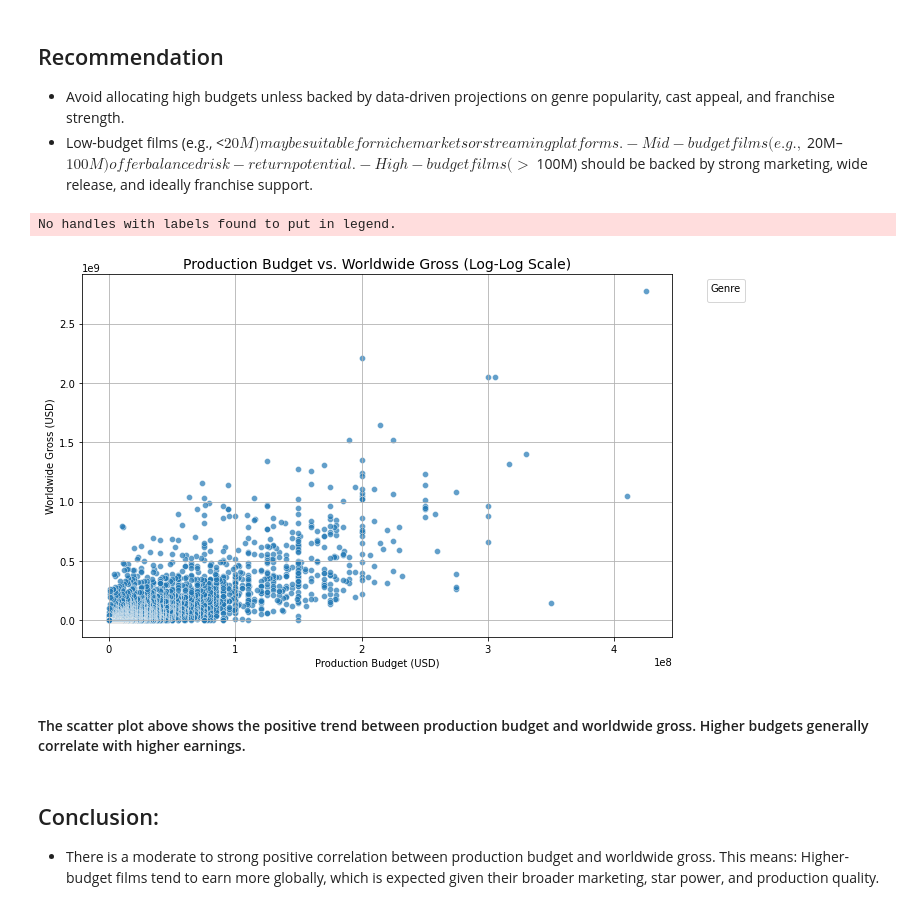
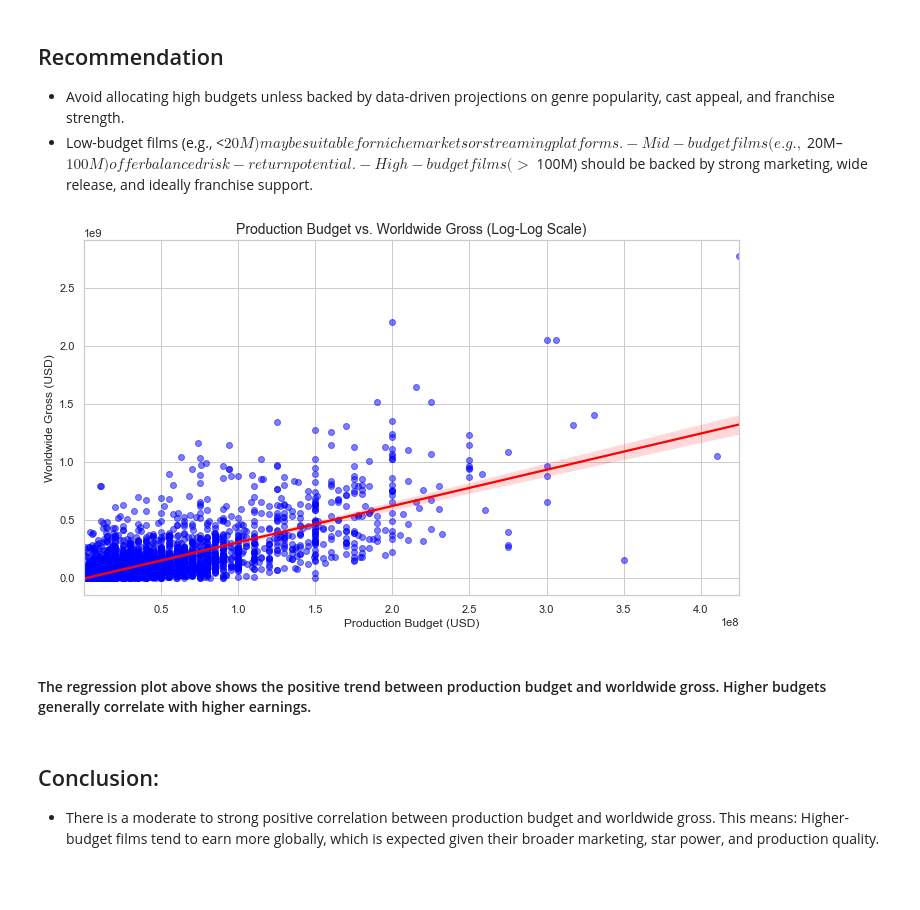
Before and after one commit to KarimzKarimz/Group4-Phase2-Project, a Jupyter notebook: index.ipynb, the cells around one changed output. Cells and saved outputs as stored; diff of their text form; code cells hidden in the pictures; blank space fills up the shorter version.

```diff
--- a/index.ipynb
+++ b/index.ipynb
@@ -2555,26 +2442,23 @@ plt.show()
 # %%
 #Production budget vs. Worldwide Gross
 plt.figure(figsize=(10, 6))
-sns.scatterplot(
+sns.regplot(
     x='production_budget',
     y='worldwide_gross',
     data=df2,
-    # hue='Genre',  # Optional: remove if Genre not available
-    palette='Set2',
-    alpha=0.7
+    scatter_kws={'alpha': 0.5, 'color': 'blue'},
+    line_kws={'color': 'red'}
 )
 plt.title('Production Budget vs. Worldwide Gross (Log-Log Scale)', fontsize=14)
 plt.xlabel('Production Budget (USD)')
 plt.ylabel('Worldwide Gross (USD)')
-plt.legend(bbox_to_anchor=(1.05, 1), loc='upper left', title='Genre')
 plt.grid(True)
 plt.tight_layout()
 plt.show()
 # %% [output]
-No handles with labels found to put in legend.
-[figure, old version]
+[figure, new version]
 # %% [markdown]
-#### The scatter plot above shows the positive trend between production budget and worldwide gross. Higher budgets generally correlate with higher earnings.
+#### The regression plot above shows the positive trend between production budget and worldwide gross. Higher budgets generally correlate with higher earnings.
 # %% [markdown]
 ## Conclusion:
 - There is a moderate to strong positive correlation between production budget and worldwide gross. This means: Higher-budget films tend to earn more globally, which is expected given their broader marketing, star power, and production quality.
```
Also changed, not shown: parts of 72 cells of this notebook.
